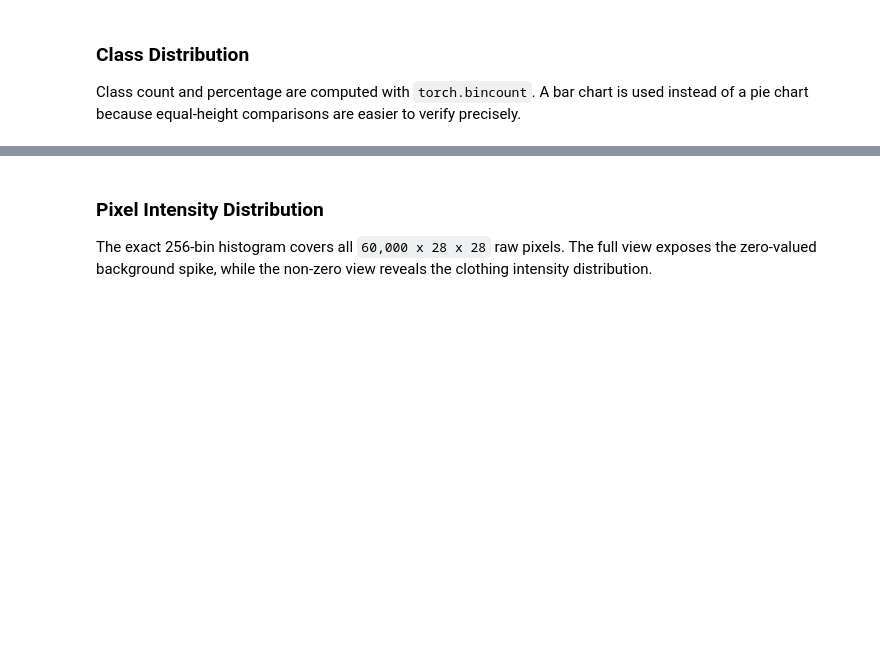
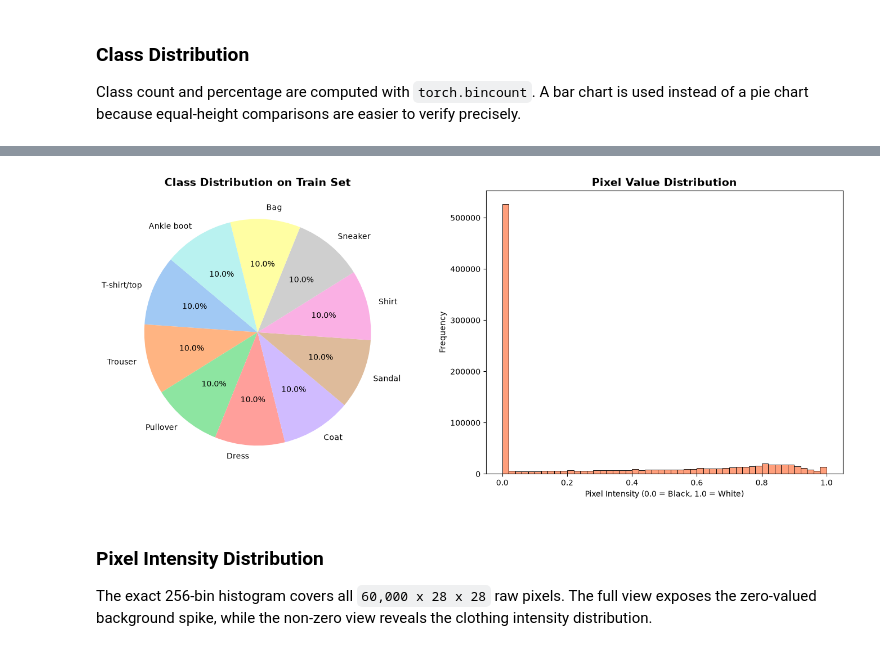
Before and after one commit to TiCoder-coder/TOTAL_LABPARACTICE_FOR_DEEP_LEARNING, a Jupyter notebook: total_practice/practice_1/practice_1.ipynb, the cells around one changed output, grey strips where cells are left out. Saved outputs shown, nothing was run; the diff lists cells and outputs as text; code cells hidden in the pictures; blank space fills up the shorter version.

Commit message:
feat: added more chart for EDA phase

```diff
--- a/total_practice/practice_1/practice_1.ipynb
+++ b/total_practice/practice_1/practice_1.ipynb
@@ -195,3 +214,26 @@ plot_eda_class_distribution(
+# %%
+dataloader = torch.utils.data.DataLoader(train_dataset, batch_size=60000, shuffle=False)
+images, labels = next(iter(dataloader))
+
+images_np = images.squeeze().numpy()
+labels_np = labels.numpy()
+
+fig, axes = plt.subplots(1, 2, figsize=(14, 6))
+
+class_counts = np.bincount(labels_np)
+axes[0].pie(class_counts, labels=class_names, autopct='%1.1f%%', startangle=140, colors=sns.color_palette("pastel"))
+axes[0].set_title('Class Distribution on Train Set', fontsize=14, fontweight='bold')
+
+sampled_pixels = np.random.choice(images_np.flatten(), size=1000000, replace=False)
+sns.histplot(sampled_pixels, bins=50, kde=False, color='coral', ax=axes[1])
+axes[1].set_title('Pixel Value Distribution', fontsize=14, fontweight='bold')
+axes[1].set_xlabel('Pixel Intensity (0.0 = Black, 1.0 = White)')
+axes[1].set_ylabel('Frequency')
+
+plt.tight_layout()
+plt.show()
+# %% [output]
+[figure, added]
 # %% [markdown]
 ### Pixel Intensity Distribution
 
```
Also changed, not shown: parts of 24 cells of this notebook.
